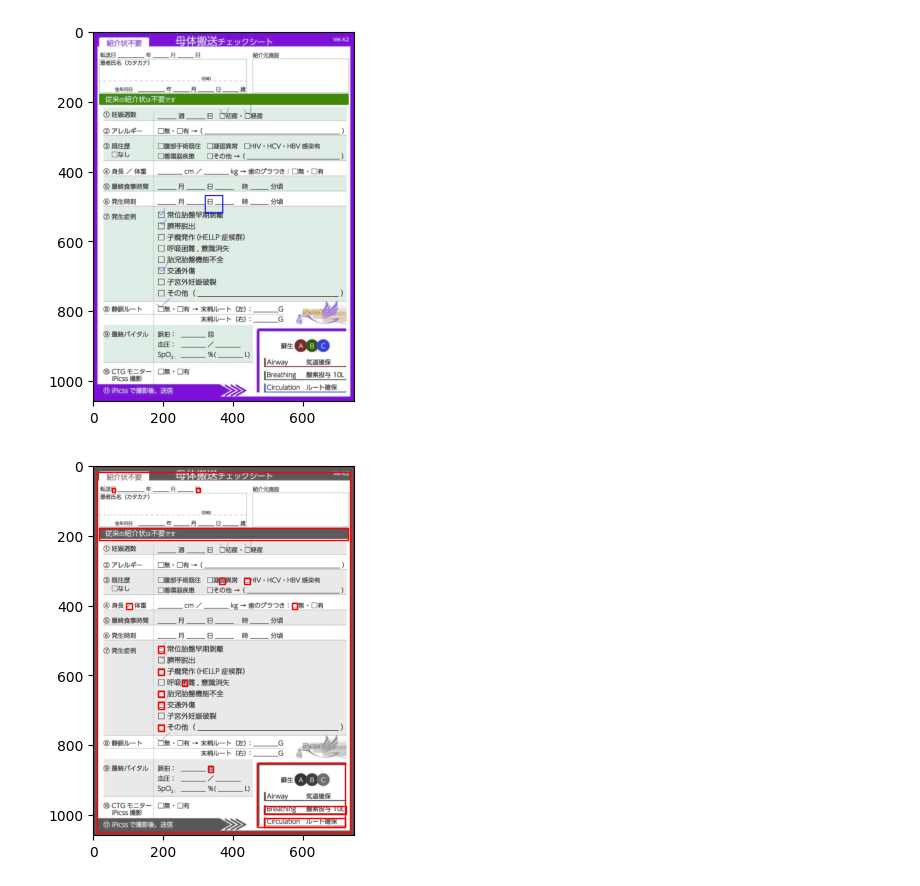
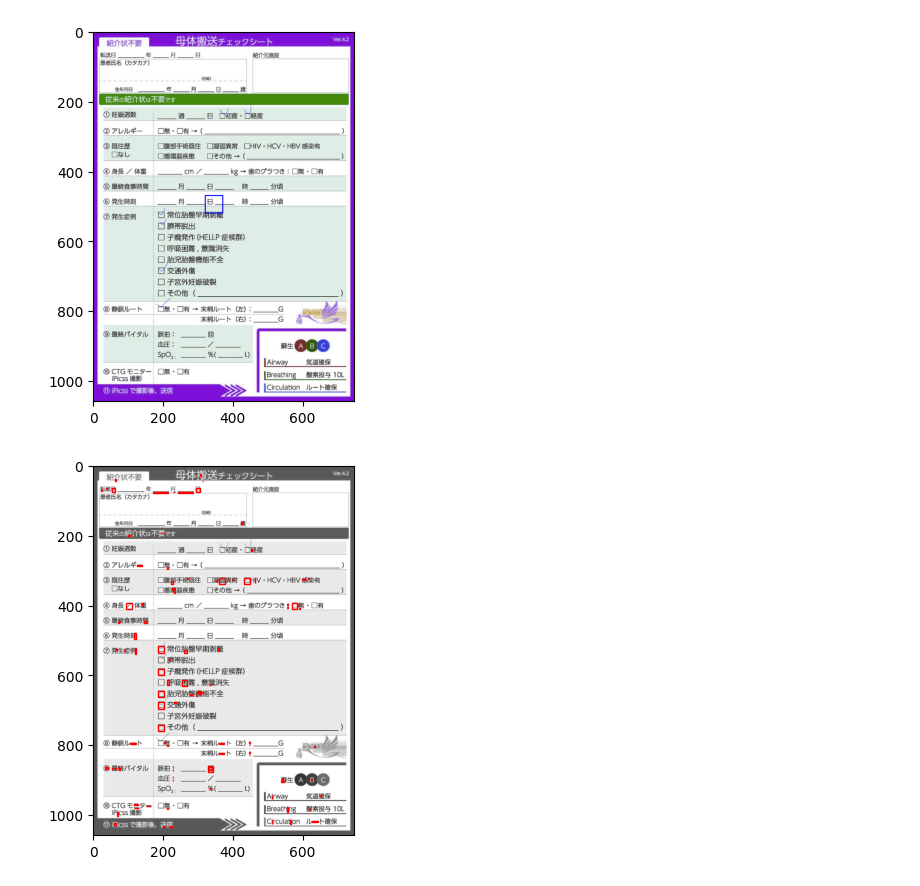
Before and after one commit to tsyu12345/OCR-Sample, a Jupyter notebook: OCR-Sample/sample2.ipynb, the cells around one changed output. Saved outputs shown, nothing was run; the diff lists cells and outputs as text; code cells hidden in the pictures.

```diff
--- a/OCR-Sample/sample2.ipynb
+++ b/OCR-Sample/sample2.ipynb
@@ -143,32 +126,32 @@ def detect_checkboxes(image_path):
     # Perform binary thresholding on the image to make it black and white
     _, image_bin = cv2.threshold(image, 128, 255, cv2.THRESH_BINARY_INV)
 
     # Find contours in the binary image
     contours, _ = cv2.findContours(image_bin, cv2.RETR_TREE, cv2.CHAIN_APPROX_SIMPLE)
 
     # Filter contours based on their shape (rectangle) and size
     checkboxes = []
     for contour in contours:
         approx = cv2.approxPolyDP(contour, 0.01*cv2.arcLength(contour, True), True)
         x, y, w, h = cv2.boundingRect(approx)
-        if len(approx) == 4 and w * h > 100:  # Change this value based on the size of the checkboxes
+        if len(approx) == 4 and w * h < 700:  # Change this value based on the size of the checkboxes
             checkboxes.append((x, y, w, h))
 
     # Create figure and axes
     fig, ax = plt.subplots(1)
 
     # Display the image
     ax.imshow(image, cmap='gray')
 
     # Draw rectangles around the detected checkboxes
     for x, y, w, h in checkboxes:
         rect = patches.Rectangle((x, y), w, h, linewidth=1, edgecolor='r', facecolor='none')
         ax.add_patch(rect)
 
     # Show the plot with the detected checkboxes
     plt.show()
 
 # Call the function with your image path
 detect_checkboxes('../sheet1.jpg')
 # %% [output]
-[figure, old version]
+[figure, new version]
```
Also changed, not shown: parts of 3 cells of this notebook, 12 other files.
